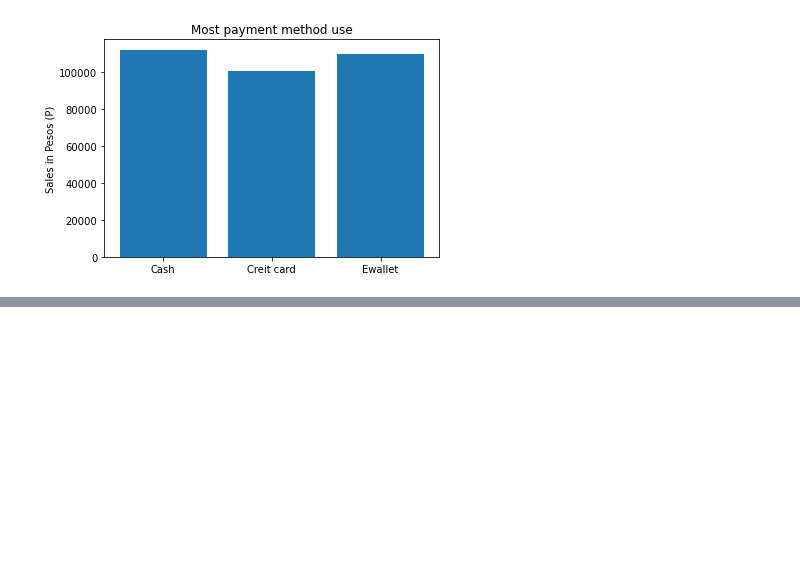
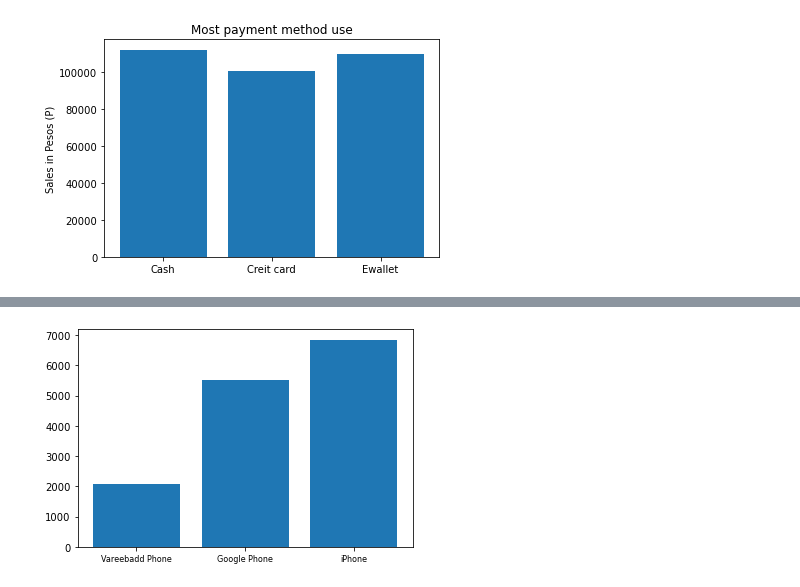
Before and after one commit to romwil22/python-course-dict, a Jupyter notebook: visualize data with python/python_data_visualization.ipynb, the cells around one changed output, grey strips where cells are left out. Saved outputs shown, nothing was run; the diff lists cells and outputs as text; code cells hidden in the pictures; blank space fills up the shorter version.

```diff
--- a/visualize data with python/python_data_visualization.ipynb
+++ b/visualize data with python/python_data_visualization.ipynb
@@ -515,0 +568,9 @@ plt.show()
+# %%
+pProduct = phone["Product"]
+pQuantity = phone["Quantity Ordered"]
+
+plt.bar(pProduct, pQuantity)
+plt.xticks(pProduct, size=8)
+plt.show()
+# %% [output]
+[figure, added]
```
Also changed, not shown: parts of 22 cells of this notebook.
